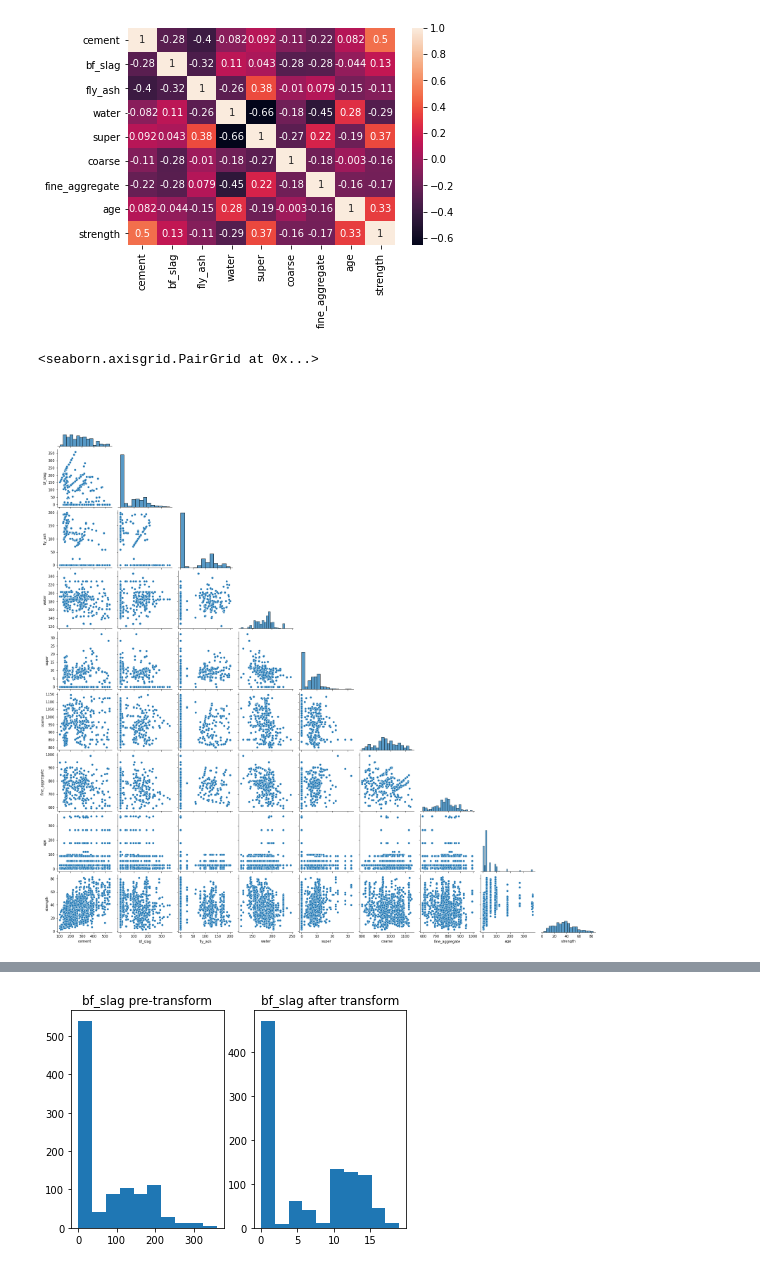
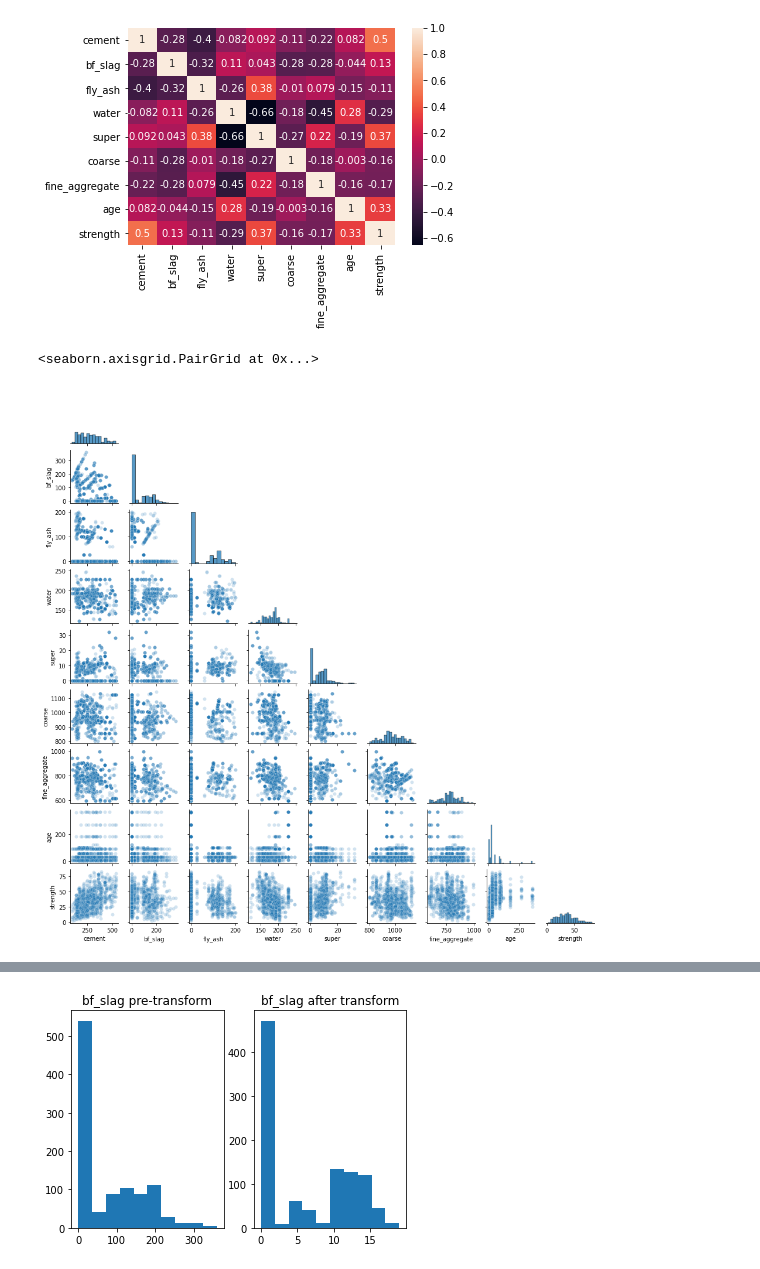
Before and after one commit to steviep42/bios_534, a Jupyter notebook: CH_5_scikitlearn.ipynb, the cells around one changed output, grey strips where cells are left out. Saved outputs shown, nothing was run; the diff lists cells and outputs as text; code cells hidden in the pictures.

```diff
--- a/CH_5_scikitlearn.ipynb
+++ b/CH_5_scikitlearn.ipynb
@@ -1411,10 +1412,10 @@ sns.heatmap(concrete.corr(), annot=True)
 <AxesSubplot:>
 [figure]
 # %%
-sns.pairplot(concrete,corner=True)
+sns.pairplot(concrete,corner=True, plot_kws={'alpha':.2},height=1.5)
 # %% [output]
 <seaborn.axisgrid.PairGrid at 0x...>
-[figure, old version]
+[figure, new version]
 # %% [markdown]
 Sometimes your data will fall into known distributions in which case you could leverage that when building a model since established distributions have known parameters and predictable behaviors. More commonly though, your data might be "close" to a known distribution in which case you could consider transforming it in some way (log, square root, inverse) to "nudge" it into a known distribution pattern.
 
```
Also changed, not shown: parts of 32 cells of this notebook, 1 other file.
